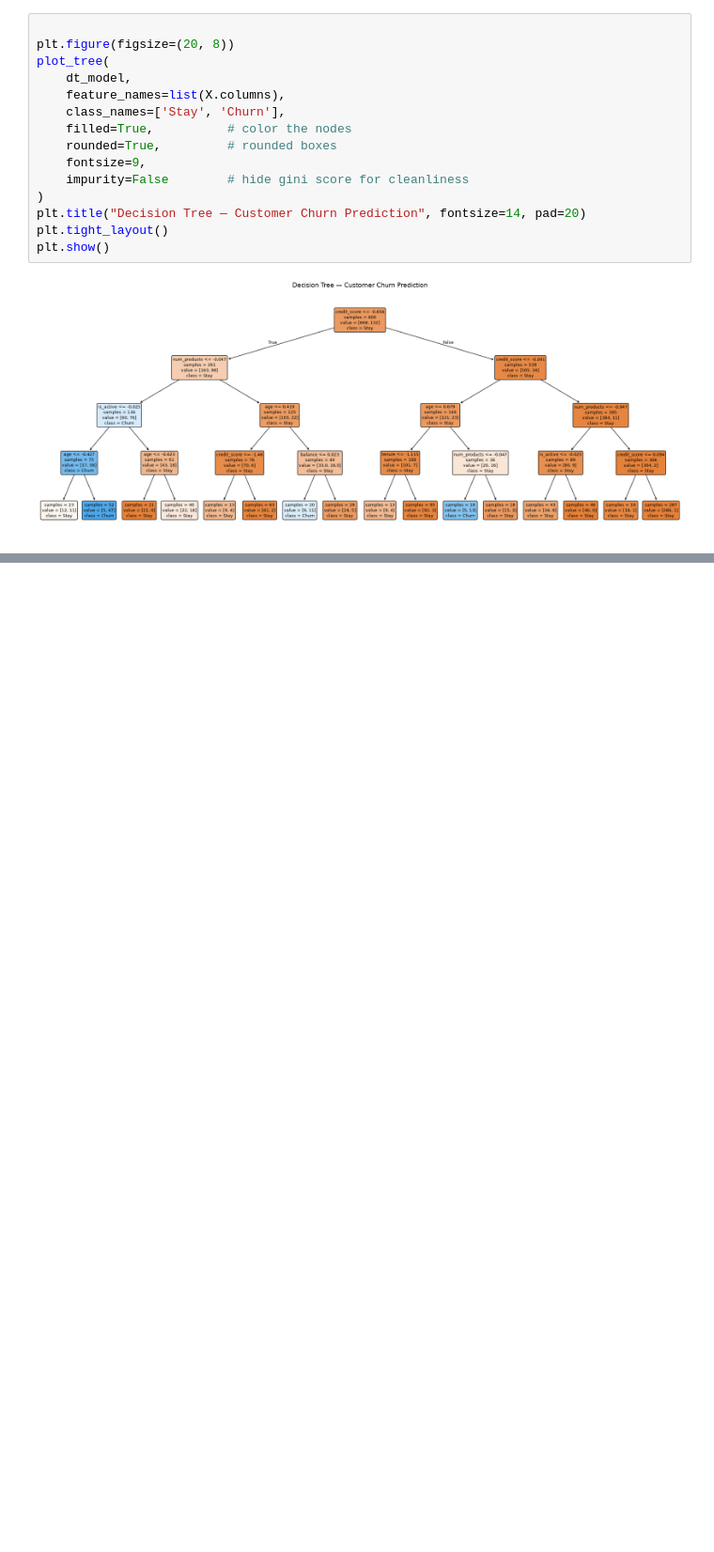
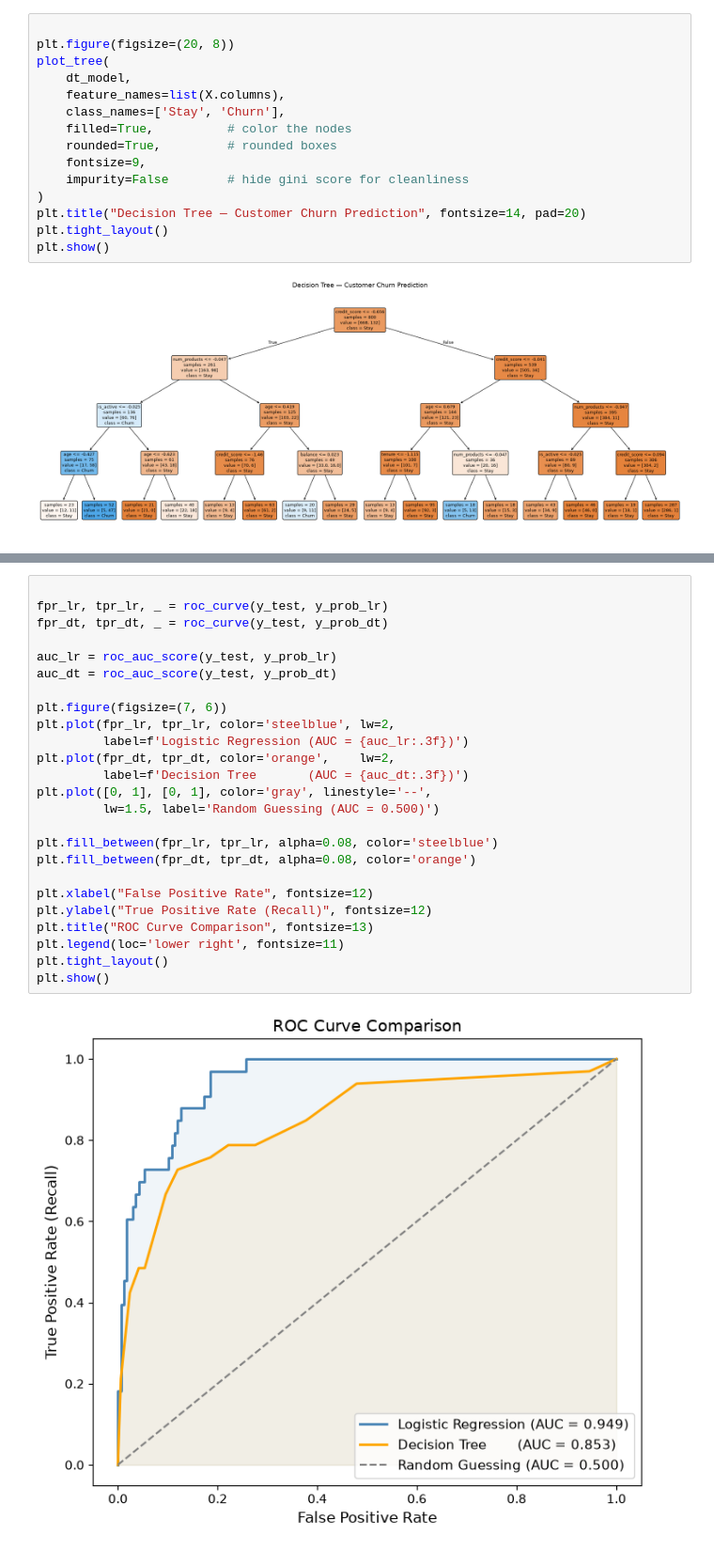
Before and after one commit to pa1nagar/supervise_ml, a Jupyter notebook: project_classification.ipynb, the cells around one changed output, grey strips where cells are left out. Shown at 94% size. Drawn from its saved outputs; the diff is of its cells as text; blank space fills up the shorter version.

```diff
--- a/project_classification.ipynb
+++ b/project_classification.ipynb
@@ -690,0 +807,27 @@ plt.show()
+# %%
+
+fpr_lr, tpr_lr, _ = roc_curve(y_test, y_prob_lr)
+fpr_dt, tpr_dt, _ = roc_curve(y_test, y_prob_dt)
+
+auc_lr = roc_auc_score(y_test, y_prob_lr)
+auc_dt = roc_auc_score(y_test, y_prob_dt)
+
+plt.figure(figsize=(7, 6))
+plt.plot(fpr_lr, tpr_lr, color='steelblue', lw=2,
+         label=f'Logistic Regression (AUC = {auc_lr:.3f})')
+plt.plot(fpr_dt, tpr_dt, color='orange',    lw=2,
+         label=f'Decision Tree       (AUC = {auc_dt:.3f})')
+plt.plot([0, 1], [0, 1], color='gray', linestyle='--',
+         lw=1.5, label='Random Guessing (AUC = 0.500)')
+
+plt.fill_between(fpr_lr, tpr_lr, alpha=0.08, color='steelblue')
+plt.fill_between(fpr_dt, tpr_dt, alpha=0.08, color='orange')
+
+plt.xlabel("False Positive Rate", fontsize=12)
+plt.ylabel("True Positive Rate (Recall)", fontsize=12)
+plt.title("ROC Curve Comparison", fontsize=13)
+plt.legend(loc='lower right', fontsize=11)
+plt.tight_layout()
+plt.show()
+# %% [output]
+[figure, added]
```
Also changed, not shown: parts of 8 cells of this notebook.
